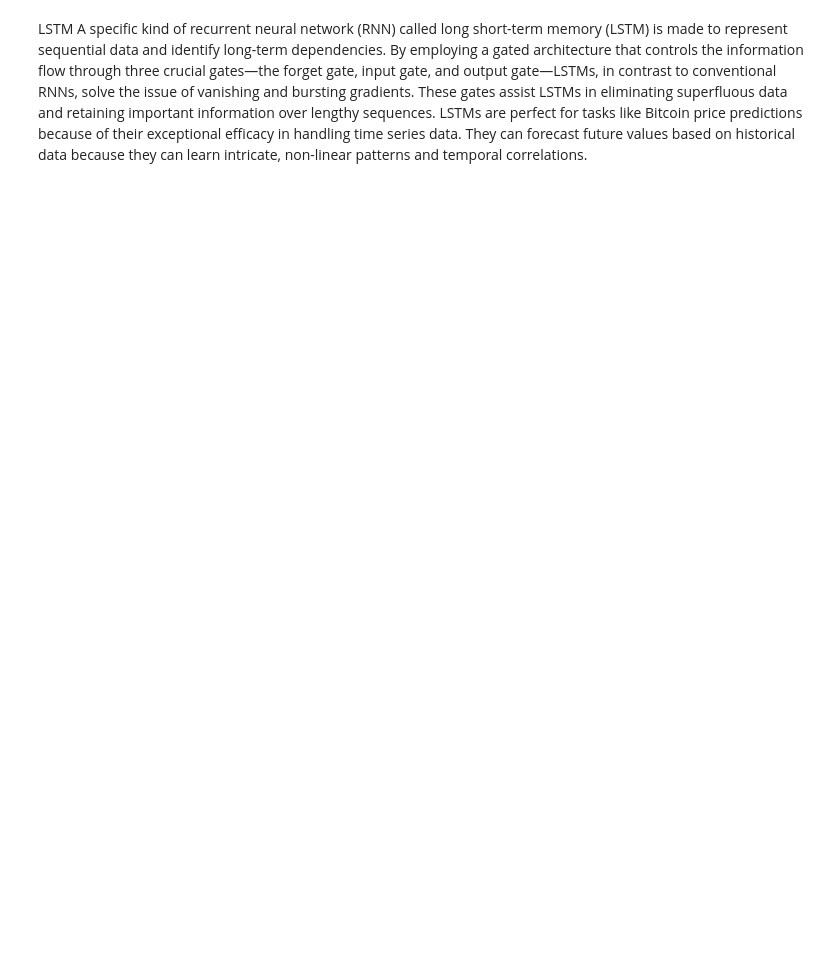
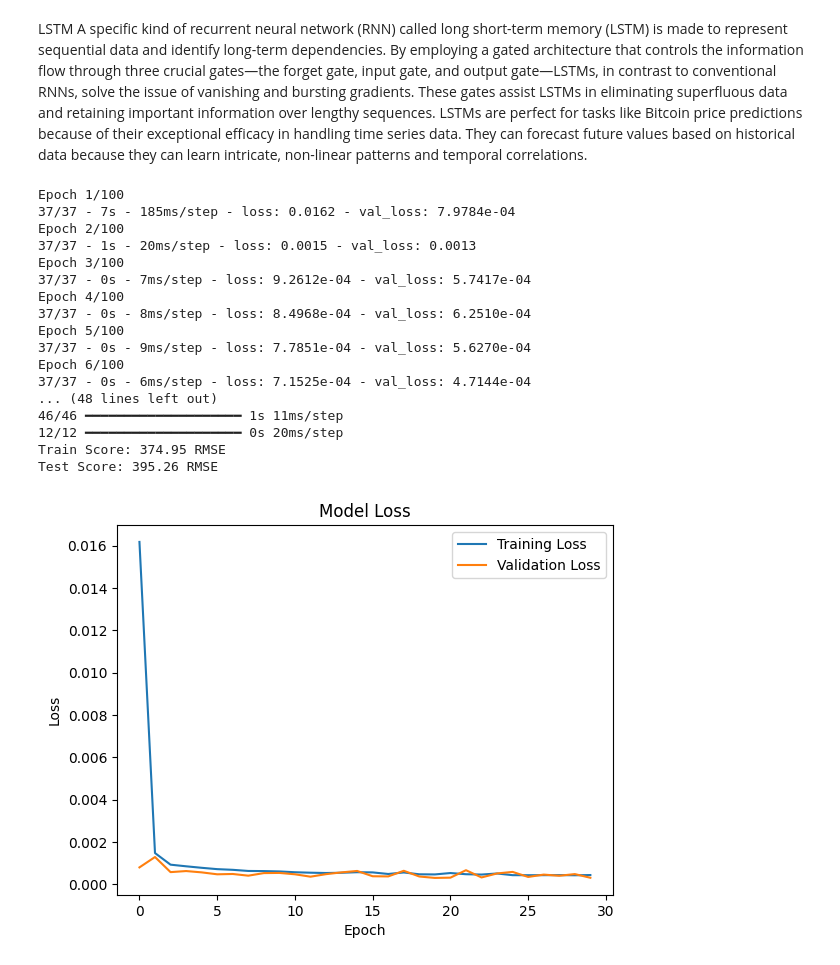
Before and after one commit to vardhan307/Forecasting-Cryptocurrency-Prices-Using-Time-Series-and-News-Sentiment-Analysis-, a Jupyter notebook: Finalprojectvardhanvvs.ipynb, the cells around one changed output. Saved outputs shown, nothing was run; the diff lists cells and outputs as text; code cells hidden in the pictures; blank space fills up the shorter version.

```diff
--- a/Finalprojectvardhanvvs.ipynb
+++ b/Finalprojectvardhanvvs.ipynb
@@ -223,2 +219,0 @@ print(btc)
-# %%
-btc = btc.reset_index(drop=True,inplace=True)
@@ -227,30 +220,3 @@ print(btc['Date'].isnull().sum())
-# %%
-
-#  Keep timezone information (if important)
-btc['Month'] = pd.to_datetime(btc['Date']).dt.to_period('M')  # Specify utc=True
-
-# Option 2: Explicitly remove timezone (if not needed)
-btc['Date'] = btc['Date'].dt.tz_localize(None)  # Remove timezone before converting
-btc['Month'] = btc['Date'].dt.to_period('M')
-
-# 2. Avoiding SettingWithCopyWarning
-
-# Use .loc for explicit assignment
-btc.loc['Month'] = pd.to_datetime(btc['Date']).dt.to_period('M')  # Using .loc
-monthly_avg = btc.groupby('Month')['Close'].mean()
-
-# Highlight key events (e.g., Bitcoin halvings, major crashes)
-plt.figure(figsize=(14, 6))
-plt.plot(btc['Month'], btc['Close'].resample('M').mean(), color='orange', label='Monthly Average Price')
-plt.axvline(pd.to_datetime('2016-07'), color='blue', linestyle='--', label='Halving (Jul 2016)')
-plt.axvline(pd.to_datetime('2020-05'), color='green', linestyle='--', label='Halving (May 2020)')
-plt.title('Monthly Average Bitcoin Prices', fontsize=16)
-plt.xlabel('Month', fontsize=14)
-plt.ylabel('Average Price (USD)', fontsize=14)
-plt.legend(fontsize=12)
-plt.grid(True)
-plt.tight_layout()
-plt.show()
 # %%
 # Add horizontal reference lines at ±5% and adjust color
 daily_change = btc['Close'].pct_change() * 100
@@ -661,39 +840,49 @@ history = model.fit(
     batch_size=32,  # Increased batch size
     validation_split=0.2,  # Added validation split for monitoring overfitting
     callbacks=[early_stopping],  # Added Early Stopping
     verbose=2
 )
 
 # Make predictions
 train_predict = model.predict(trainX)
 test_predict = model.predict(testX)
 
 # Invert predictions
 train_predict = scaler.inverse_transform(train_predict)
 trainY = scaler.inverse_transform([trainY])
 test_predict = scaler.inverse_transform(test_predict)
 testY = scaler.inverse_transform([testY])
 
 # Calculate and print RMSE
 train_score = np.sqrt(mean_squared_error(trainY[0], train_predict[:, 0]))
 print(f'Train Score: {train_score:.2f} RMSE')
 test_score = np.sqrt(mean_squared_error(testY[0], test_predict[:, 0]))
 print(f'Test Score: {test_score:.2f} RMSE')
 
 # Plot training history (loss)
 plt.plot(history.history['loss'], label='Training Loss')
 plt.plot(history.history['val_loss'], label='Validation Loss')
 plt.title('Model Loss')
 plt.ylabel('Loss')
 plt.xlabel('Epoch')
 plt.legend()
 plt.show()
-
-# Plot original vs predictions
-plt.plot(scaler.inverse_transform(data_normalized), label='Original Data')
-plt.plot(np.concatenate([train_predict, test_predict]), label='Predictions')
-plt.title('Original vs. Predicted Prices')
-plt.ylabel('Price')
-plt.xlabel('Time')
-plt.legend()
-plt.show()
+# %% [output]
+Epoch 1/100
+37/37 - 7s - 185ms/step - loss: 0.0162 - val_loss: 7.9784e-04
+Epoch 2/100
+37/37 - 1s - 20ms/step - loss: 0.0015 - val_loss: 0.0013
+Epoch 3/100
+37/37 - 0s - 7ms/step - loss: 9.2612e-04 - val_loss: 5.7417e-04
+Epoch 4/100
+37/37 - 0s - 8ms/step - loss: 8.4968e-04 - val_loss: 6.2510e-04
+Epoch 5/100
+37/37 - 0s - 9ms/step - loss: 7.7851e-04 - val_loss: 5.6270e-04
+Epoch 6/100
+37/37 - 0s - 6ms/step - loss: 7.1525e-04 - val_loss: 4.7144e-04
+... (48 lines left out)
+46/46 ━━━━━━━━━━━━━━━━━━━━ 1s 11ms/step
+12/12 ━━━━━━━━━━━━━━━━━━━━ 0s 20ms/step
+Train Score: 374.95 RMSE
+Test Score: 395.26 RMSE
+[figure, added]
```
Also changed, not shown: parts of 49 cells of this notebook.
